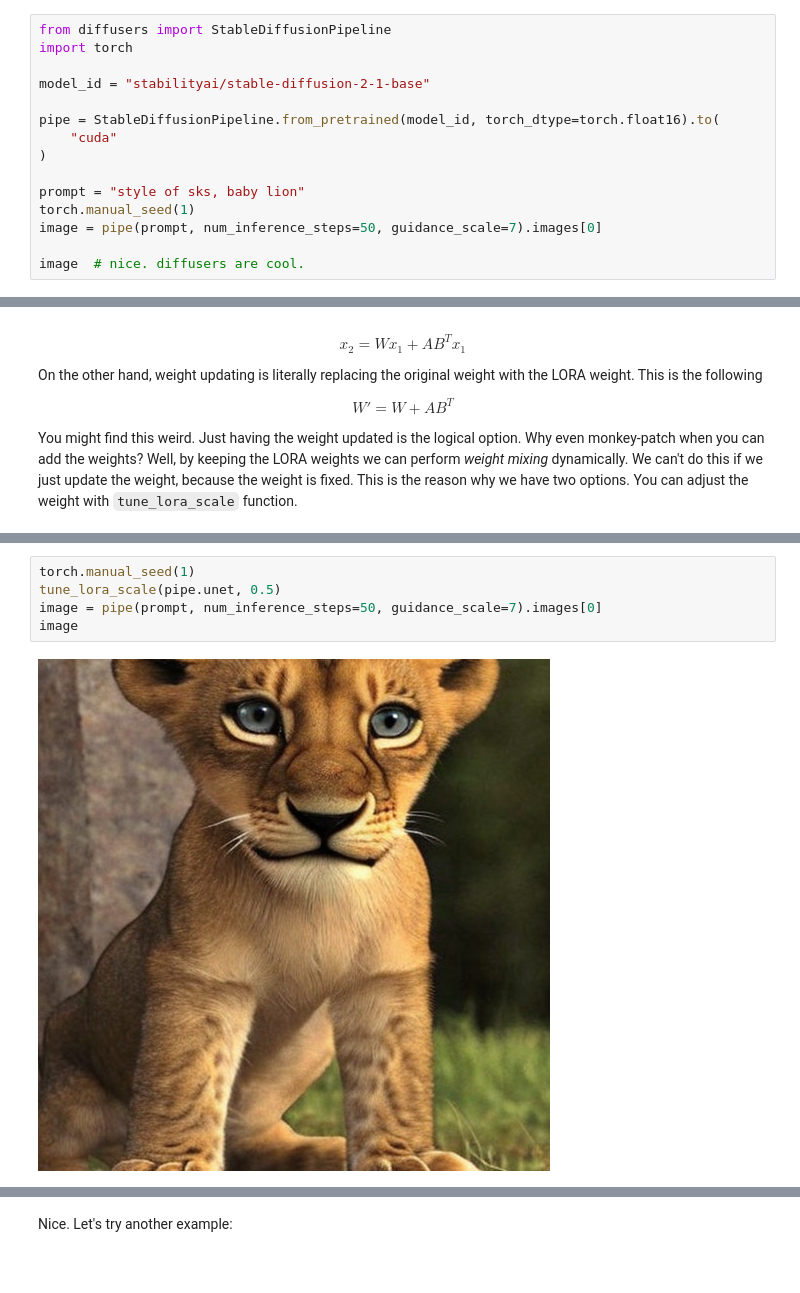
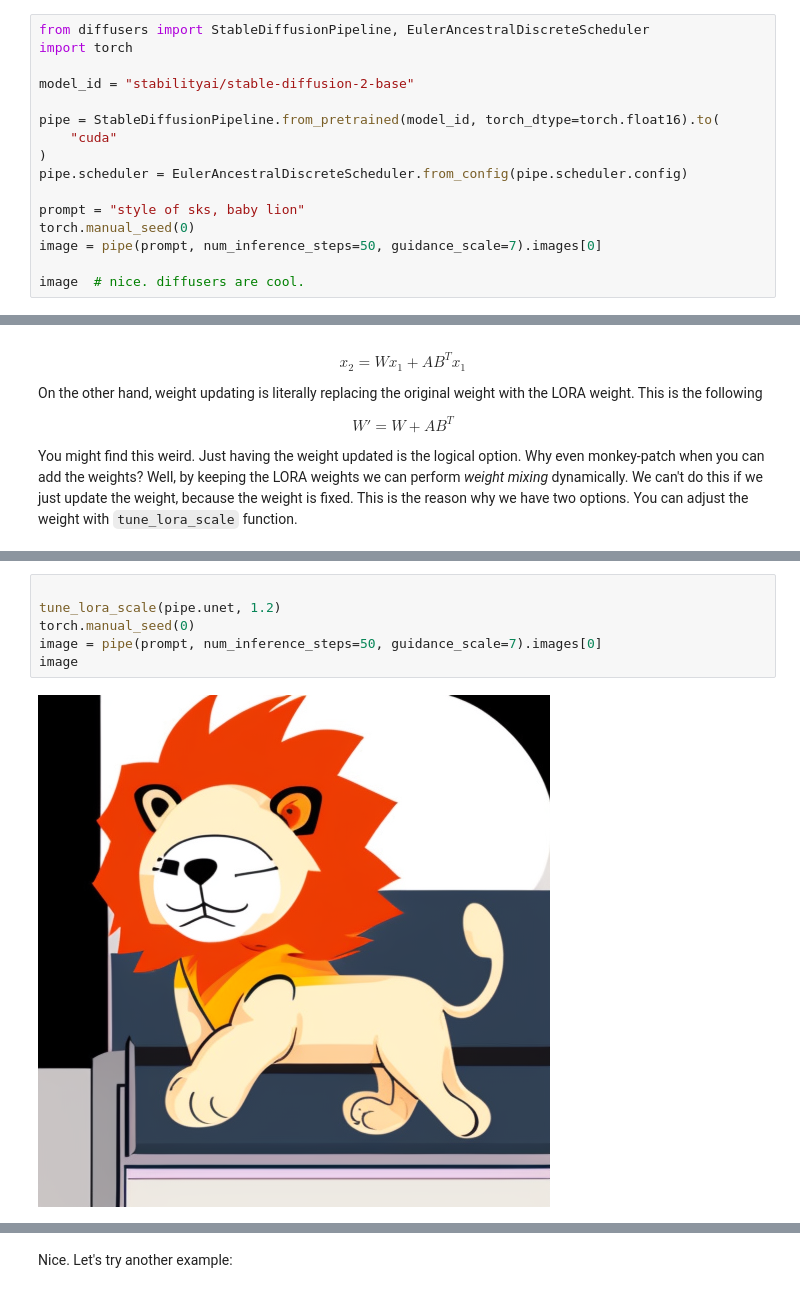
Before and after one commit to cloneofsimo/lora, a Jupyter notebook: scripts/run_inference.ipynb, the cells around one changed output, grey strips where cells are left out. Saved outputs shown, nothing was run; the diff lists cells and outputs as text.

````diff
--- a/scripts/run_inference.ipynb
+++ b/scripts/run_inference.ipynb
@@ -9,17 +9,18 @@ To get started install this package with:
 pip install git+https://github.com/cloneofsimo/lora.git
 ```
 # %%
-from diffusers import StableDiffusionPipeline
+from diffusers import StableDiffusionPipeline, EulerAncestralDiscreteScheduler
 import torch
 
-model_id = "stabilityai/stable-diffusion-2-1-base"
+model_id = "stabilityai/stable-diffusion-2-base"
 
 pipe = StableDiffusionPipeline.from_pretrained(model_id, torch_dtype=torch.float16).to(
     "cuda"
 )
+pipe.scheduler = EulerAncestralDiscreteScheduler.from_config(pipe.scheduler.config)
 
 prompt = "style of sks, baby lion"
-torch.manual_seed(1)
+torch.manual_seed(0)
 image = pipe(prompt, num_inference_steps=50, guidance_scale=7).images[0]
 
 image  # nice. diffusers are cool.
@@ -57,7 +58,8 @@ image
 # %%
-torch.manual_seed(1)
-tune_lora_scale(pipe.unet, 0.5)
+
+tune_lora_scale(pipe.unet, 1.2)
+torch.manual_seed(0)
 image = pipe(prompt, num_inference_steps=50, guidance_scale=7).images[0]
 image
 # %% [output]
-[figure, old version]
+[figure, new version]
````
Also changed, not shown: parts of 3 cells of this notebook, 3 other files.
